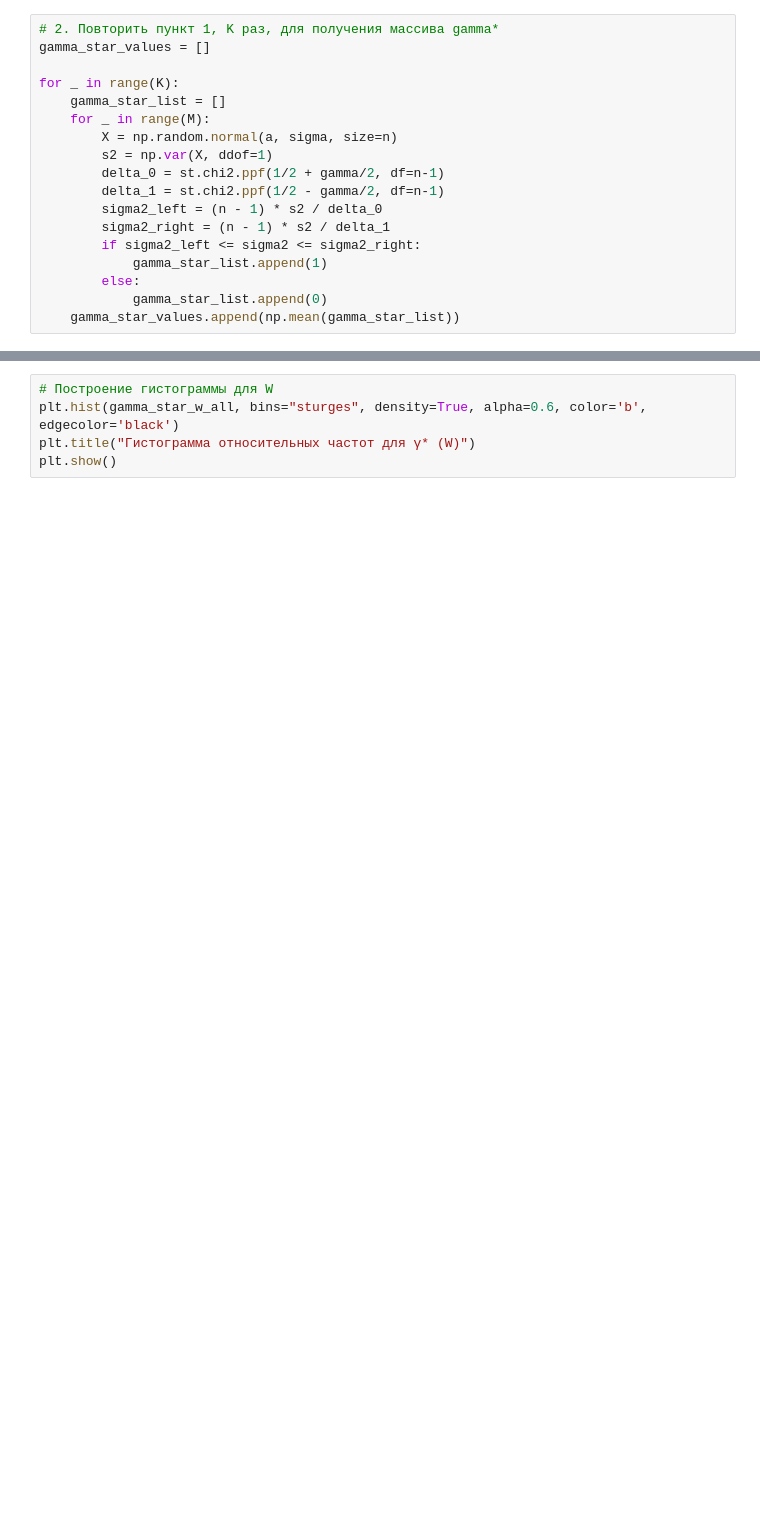
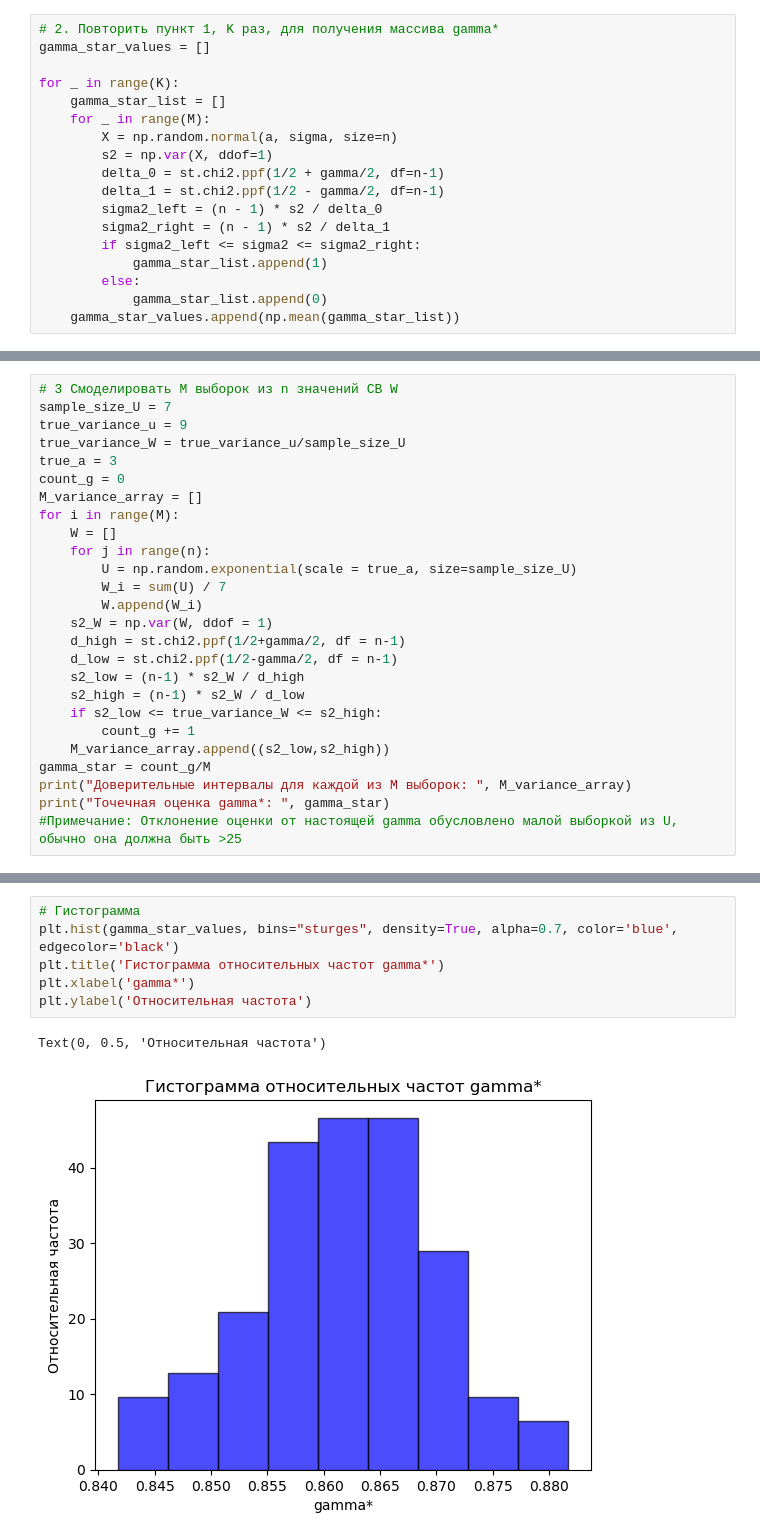
Before and after one commit to Quyntrd/MatStat, a Jupyter notebook: 2/2.ipynb, the cells around one changed output, grey strips where cells are left out. Drawn from its saved outputs; the diff is of its cells as text; blank space fills up the shorter version.

```diff
--- a/2/2.ipynb
+++ b/2/2.ipynb
@@ -74,0 +75,26 @@ plt.show()
+# %%
+# 3 Смоделировать M выборок из n значений СВ W
+sample_size_U = 7
+true_variance_u = 9
+true_variance_W = true_variance_u/sample_size_U
+true_a = 3
+count_g = 0
+M_variance_array = []
+for i in range(M):
+    W = []
+    for j in range(n):
+        U = np.random.exponential(scale = true_a, size=sample_size_U)
+        W_i = sum(U) / 7
+        W.append(W_i)
+    s2_W = np.var(W, ddof = 1)
+    d_high = st.chi2.ppf(1/2+gamma/2, df = n-1)
+    d_low = st.chi2.ppf(1/2-gamma/2, df = n-1)
+    s2_low = (n-1) * s2_W / d_high
+    s2_high = (n-1) * s2_W / d_low
+    if s2_low <= true_variance_W <= s2_high:
+        count_g += 1
+    M_variance_array.append((s2_low,s2_high))
+gamma_star = count_g/M
+print("Доверительные интервалы для каждой из M выборок: ", M_variance_array)
+print("Точечная оценка gamma*: ", gamma_star)
+#Примечание: Отклонение оценки от настоящей gamma обусловлено малой выборкой из U, обычно она должна быть >25
@@ -101,5 +144,9 @@ print("Точечная оценка gamma*: ", count_g/M)
 # %%
-# Построение гистограммы для W
-plt.hist(gamma_star_w_all, bins="sturges", density=True, alpha=0.6, color='b', edgecolor='black')
-plt.title("Гистограмма относительных частот для γ* (W)")
-plt.show()
+# Гистограмма
+plt.hist(gamma_star_values, bins="sturges", density=True, alpha=0.7, color='blue', edgecolor='black')
+plt.title('Гистограмма относительных частот gamma*')
+plt.xlabel('gamma*')
+plt.ylabel('Относительная частота')
+# %% [output]
+Text(0, 0.5, 'Относительная частота')
+[figure, added]
```
Also changed, not shown: parts of 11 cells of this notebook, 4 other files.
